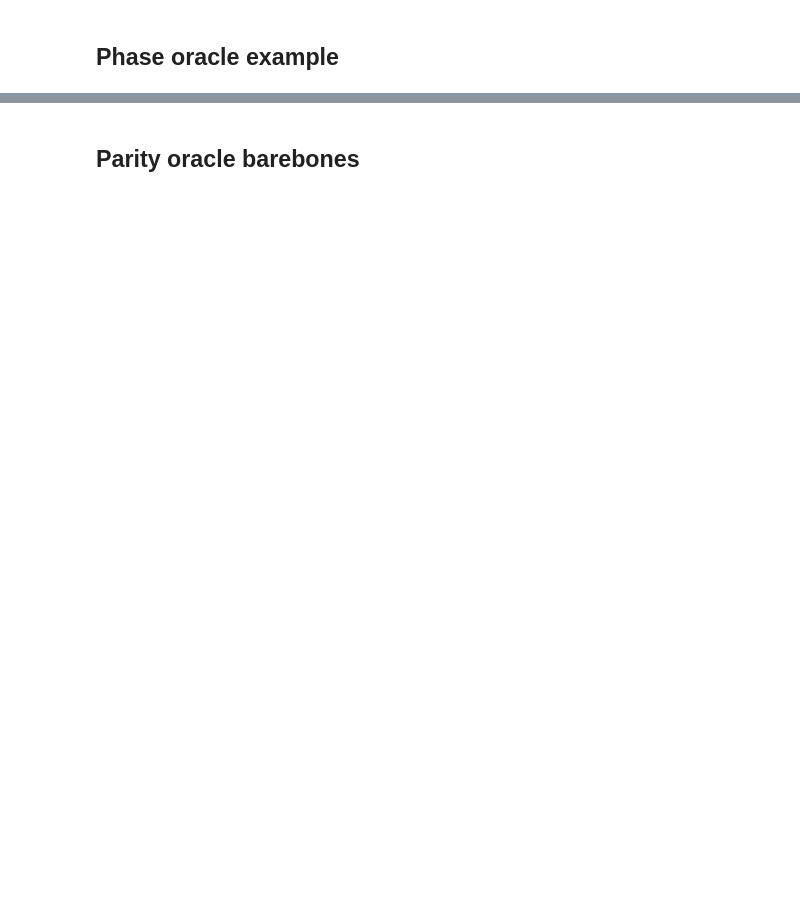
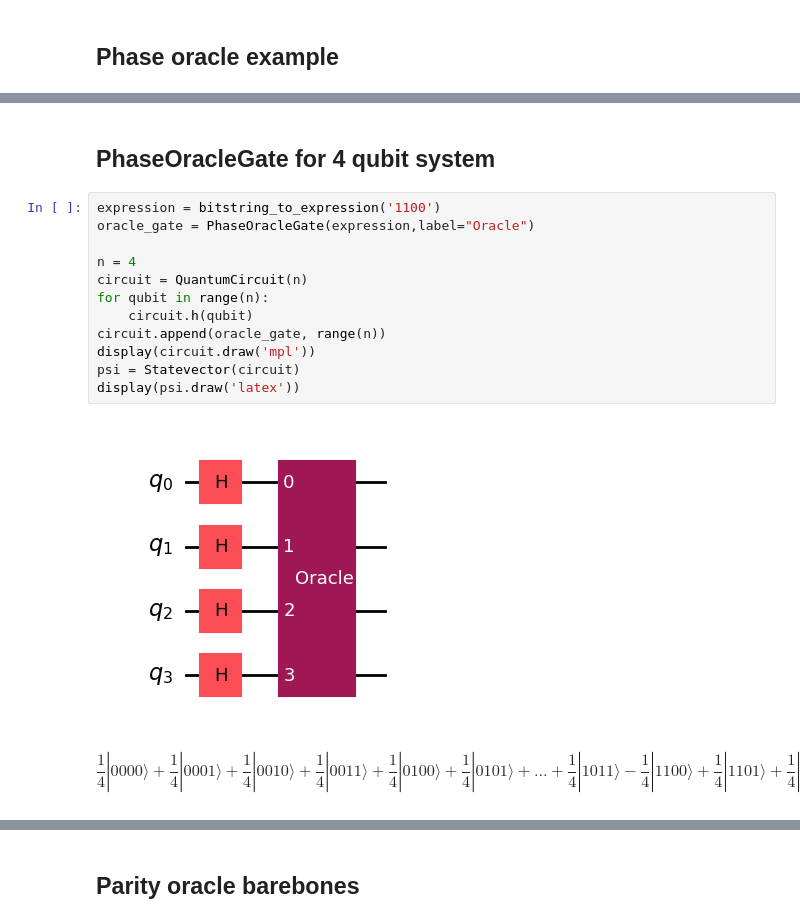
Before and after one commit to UW-ERSL/AppliedQC, a Jupyter notebook: Chapter11_LandmarkAlgorithms_notebook.ipynb, the cells around one changed output, grey strips where cells are left out. Drawn from its saved outputs; the diff is of its cells as text; blank space fills up the shorter version.

```diff
--- a/Chapter11_LandmarkAlgorithms_notebook.ipynb
+++ b/Chapter11_LandmarkAlgorithms_notebook.ipynb
@@ -134,0 +125,17 @@ $$\frac{\sqrt{2}}{4} |000\rangle+\frac{\sqrt{2}}{4} |001\rangle+\frac{\sqrt{2}}{
+# %% [markdown]
+## PhaseOracleGate for 4 qubit system
+# %%
+expression = bitstring_to_expression('1100')
+oracle_gate = PhaseOracleGate(expression,label="Oracle")
+
+n = 4
+circuit = QuantumCircuit(n)
+for qubit in range(n):
+    circuit.h(qubit)
+circuit.append(oracle_gate, range(n))
+display(circuit.draw('mpl'))
+psi = Statevector(circuit)
+display(psi.draw('latex'))
+# %% [output]
+[figure, added]
+$$\frac{1}{4} |0000\rangle+\frac{1}{4} |0001\rangle+\frac{1}{4} |0010\rangle+\frac{1}{4} |0011\rangle+\frac{1}{4} |0100\rangle+\frac{1}{4} |0101\rangle + \ldots +\frac{1}{4} |1011\rangle- \frac{1}{4} |1100\rangle+\frac{1}{4} |1101\rangle+\frac{1}{4} |1110\rangle+\frac{1}{4} |1111\rangle$$
```
Also changed, not shown: parts of 25 cells of this notebook, 3 other files.
